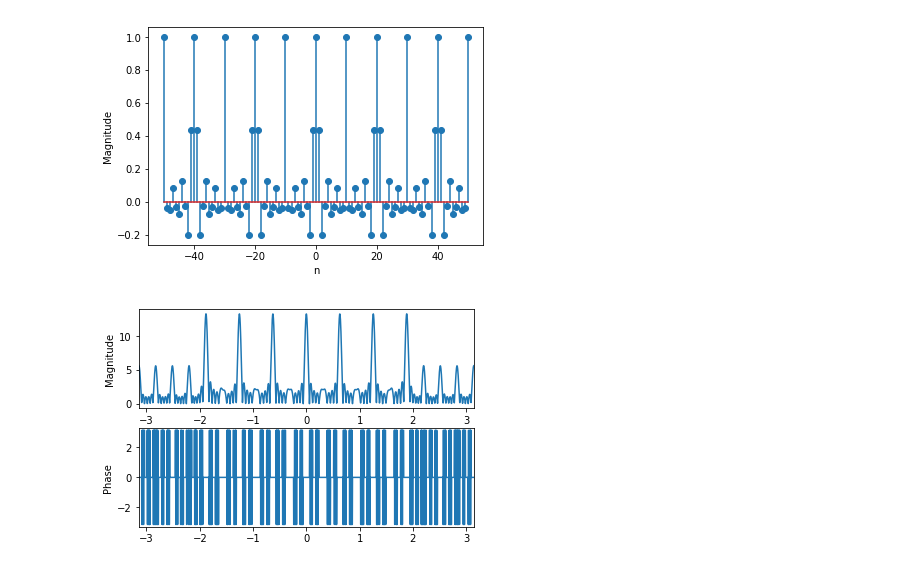
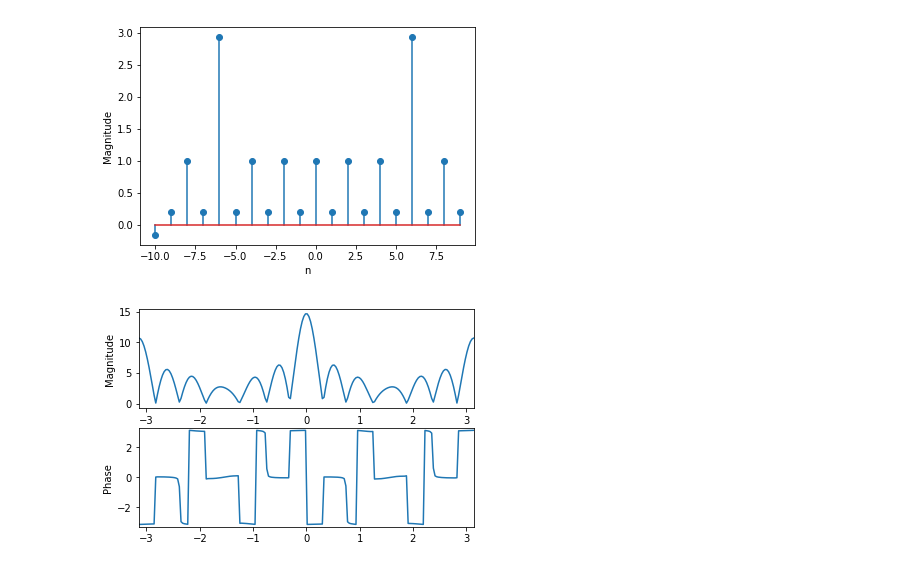
Before and after one commit to Eric-w-H/signals_functions, a Jupyter notebook: Signals_WKBK.ipynb, the cells around one changed output. Drawn from its saved outputs; the diff is of its cells as text; code cells hidden in the pictures.

```diff
--- a/Signals_WKBK.ipynb
+++ b/Signals_WKBK.ipynb
@@ -19,10 +19,10 @@ def power_signal(gamma):
     return lambda n: gamma**n
 
 def sinc(arg):
-    return lambda n: 1 if (n * arg) % np.pi == 0 else np.sin(arg * n)/(arg * n)
+    return lambda n: 1 if n == 0 else np.sin(arg * n)/(arg * n)
 
 def dirichlet(N, arg):
-    return lambda n: (-1)**(n*(N-1)) if (n*arg)%np.pi == 0 else np.sin(N*n*arg/2)/(N*np.sin(arg*n/2))
+    return lambda n: (-1)**(n*(N-1)) if np.sin(arg*n/2) == 0 else np.sin(N*n*arg/2)/(N*np.sin(arg*n/2))
 
 def rect(duty_cycle=0.5, amp=1, period=2, count=1, dc_offset=0, t_offset=0):
     if count <= 0:
@@ -59,9 +59,8 @@ def DTFT(signal, num_pts = 100):
     mag = np.sqrt((real**2 + im**2))
     phase = np.arctan2(im,real)
 
-    for i in range(len(x)):
-        if abs(phase[i]) > np.pi:
-            phase[i] = phase[i] % np.pi
+    #normalize phase to [-pi, pi)
+    phase = (phase)%(2*np.pi) - np.pi
 
     plt.figure()
     plt.subplot(2,1,1)
@@ -80,6 +79,15 @@ def DTFT(signal, num_pts = 100):
 def change_range(signal, new_start, new_end):
     signal[1] = (new_start,new_end)
 
+def time_shift(signal, t0):
+    return [ lambda n: signal(n - t0), (signal[1][0], signal[1][1])]
+
+def add_signals(signal1, signal2):
+    start = min(signal1[1][0], signal2[1][0])
+    end = max(signal1[1][1], signal2[1][1])
+    sig_sum = lambda n: signal1[0](n - signal1[1][0]) + signal2[0](n - signal2[1][0])
+    return gen_signal(start, end, signal=sig_sum)
+
 def graph_signal(signal):
     x = np.linspace(signal[1][0], signal[1][1]-1,
                     num=(signal[1][1] - signal[1][0]))
@@ -94,6 +102,12 @@ def print_signal(signal):
     print('n | x[n]')
     for k in range(signal[1][0], signal[1][1]+1):
         print("{}\t|\t{}".format(k, round(signal[0](k),2)))
+
+def save_signal(signal, filename):
+    with open(filename, "w+") as file:
+        file.write("n,x[n]\n")
+        for k in range(signal[1][0], signal[1][1]+1):
+            file.write("{},{}\n".format(k,signal[0](k)))
 # %%
 u = gen_signal(-10,10,signal=unit_step)
 i = gen_signal(-10,10,signal=impulse)
@@ -183,8 +197,8 @@ DTFT(r)
 # %%
-dl = dirichlet(13,np.pi/10)
-s_dl = gen_signal(-50, 51, signal=dl)
+dl = dirichlet(5,np.pi)
+s_dl = gen_signal(-10, 10, signal=dl)
 graph_signal(s_dl)
-DTFT(s_dl, 2000)
+DTFT(s_dl, 200)
 # %% [output]
-[figure, old version]
+[figure, new version]
-[figure, old version]
+[figure, new version]
```
Also changed, not shown: parts of 7 cells of this notebook, 1 other file.
